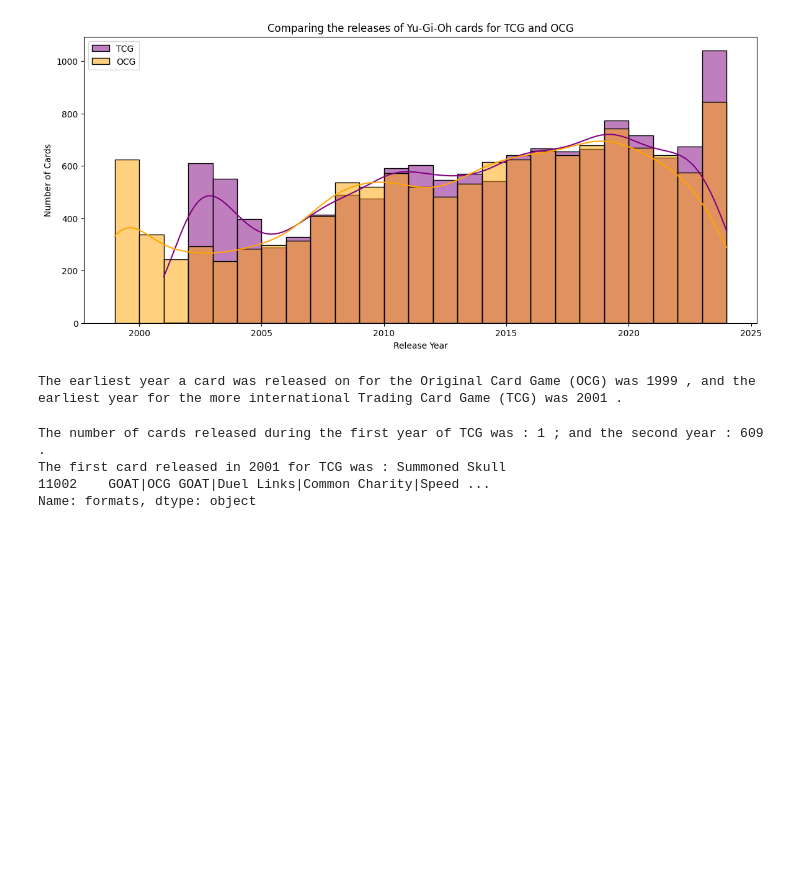
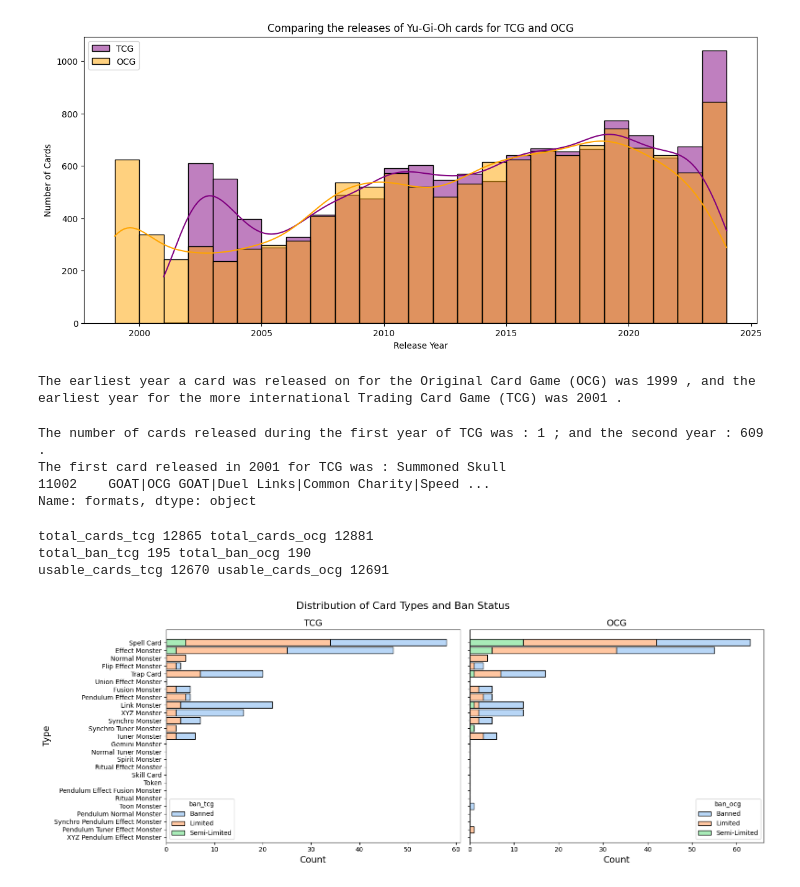
Before and after one commit to HanaeBonnafoux/yugioh, a Jupyter notebook: yu-gi-oh-s-evolution-through-the-cards.ipynb, the cells around one changed output. Saved outputs shown, nothing was run; the diff lists cells and outputs as text; code cells hidden in the pictures; blank space fills up the shorter version.

Commit message:
Kaggle Notebook | Yu-Gi-Oh's evolution through the cards | Version 4

```diff
--- a/yu-gi-oh-s-evolution-through-the-cards.ipynb
+++ b/yu-gi-oh-s-evolution-through-the-cards.ipynb
@@ -152,3 +152,53 @@ The number of cards released during the first year of TCG was : 1 ; and the seco
 The first card released in 2001 for TCG was : Summoned Skull
 11002    GOAT|OCG GOAT|Duel Links|Common Charity|Speed ...
 Name: formats, dtype: object
+# %%
+#Total of cards
+total_cards_tcg = cards_data['tcg_date_parsed'].value_counts().sum()
+total_cards_ocg = cards_data['ocg_date_parsed'].value_counts().sum()
+
+print("total_cards_tcg",total_cards_tcg,"total_cards_ocg",total_cards_ocg)
+
+#Number of cards banned
+total_ban_tcg = cards_data['ban_tcg'].value_counts().sum()
+total_ban_ocg = cards_data['ban_ocg'].value_counts().sum()
+
+print("total_ban_tcg",total_ban_tcg,"total_ban_ocg",total_ban_ocg)
+
+#Usable cards in TCG vs OCG
+
+usable_cards_tcg = total_cards_tcg - total_ban_tcg
+usable_cards_ocg = total_cards_ocg - total_ban_ocg
+
+print("usable_cards_tcg",usable_cards_tcg,"usable_cards_ocg",usable_cards_ocg)
+# %% [output]
+total_cards_tcg 12865 total_cards_ocg 12881
+total_ban_tcg 195 total_ban_ocg 190
+usable_cards_tcg 12670 usable_cards_ocg 12691
+# %%
+fig, axes = plt.subplots(1, 2, figsize=(16, 6), sharey=True)
+fig.suptitle('Distribution of Card Types and Ban Status', ha = "center", fontsize=16)
+
+ax = sns.histplot( data=cards_data, y='type', hue='ban_tcg', multiple='stack', shrink=0.8, palette='pastel',ax=axes[0] ) # Specify which subplot to draw on
+
+#for container in ax.containers:
+#    ax.bar_label(container, fmt='%d', fontsize=8)
+
+ax.set_title("TCG", fontsize=14)
+ax.set_xlabel("Count", fontsize=14)
+ax.set_ylabel("Type", fontsize=14)
+
+ax_a = sns.histplot( data=cards_data, y='type', hue='ban_ocg', multiple='stack', shrink=0.8, palette='pastel', ax=axes[1])  # Specify which subplot to draw on
+
+#for container in ax_a.containers:
+#    ax_a.bar_label(container, fmt='%d', fontsize=8)
+
+ax_a.set_title("OCG", fontsize=14)
+ax_a.set_xlabel("Count", fontsize=14)
+ax_a.set_ylabel("")  # Remove redundant y-axis label
+
+plt.tight_layout()
+
+plt.show()
+# %% [output]
+[figure, added]
```
